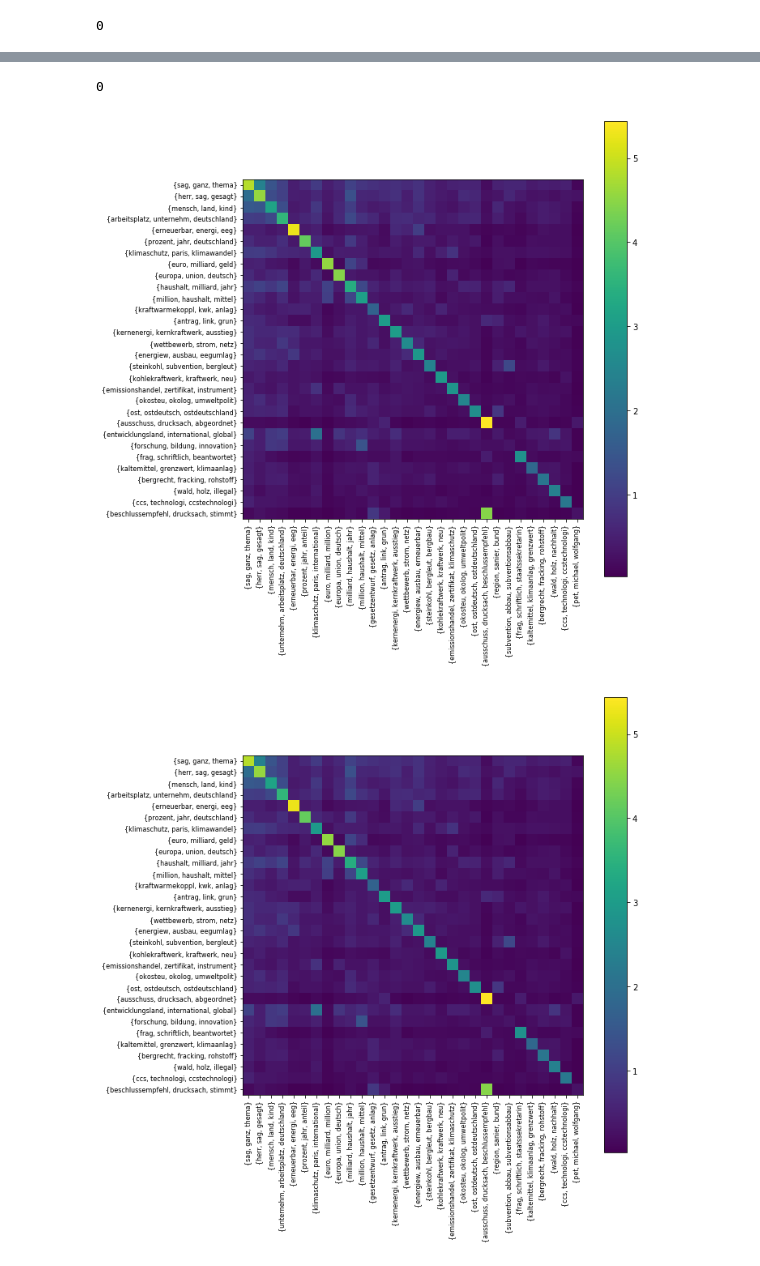
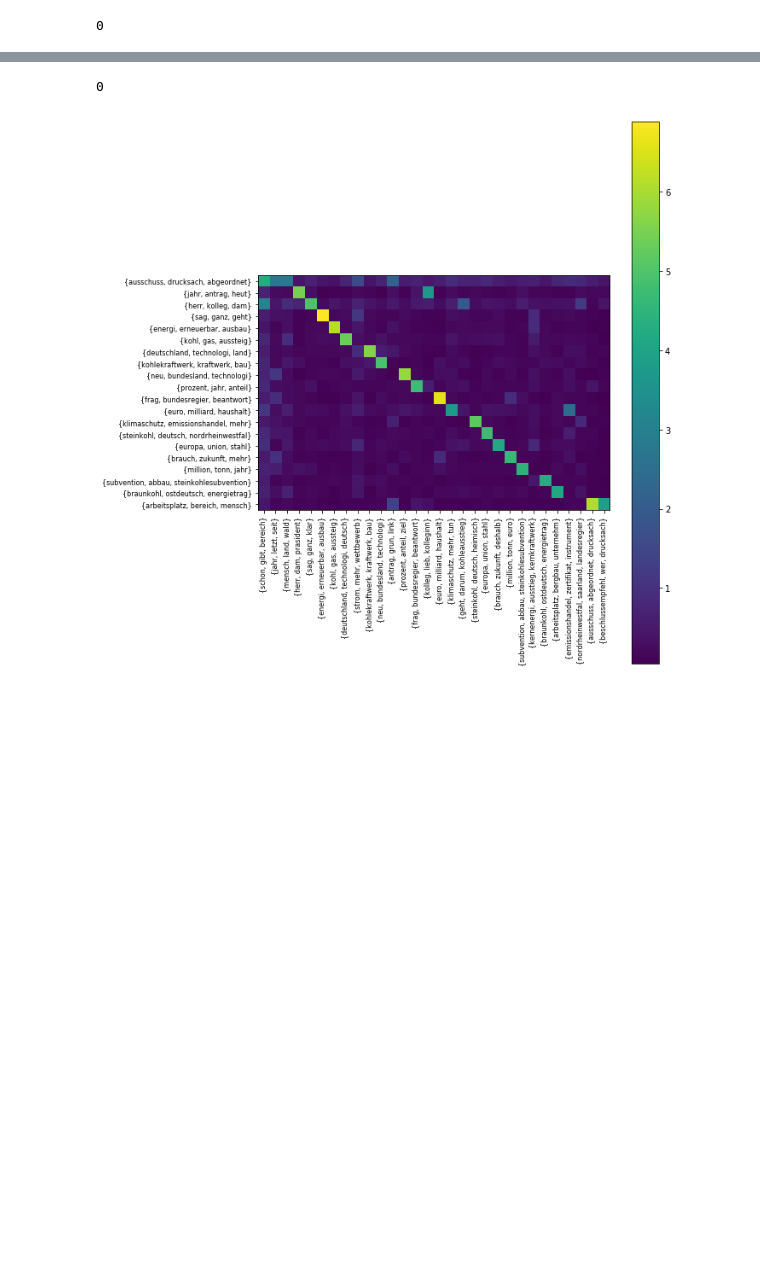
Before and after one commit to mcc-apsis/coal-discourse, a Jupyter notebook: topic_comparison_new_with_bipartite_graph.ipynb, the cells around one changed output, grey strips where cells are left out. Saved outputs shown, nothing was run; the diff lists cells and outputs as text; code cells hidden in the pictures; blank space fills up the shorter version.

```diff
--- a/topic_comparison_new_with_bipartite_graph.ipynb
+++ b/topic_comparison_new_with_bipartite_graph.ipynb
@@ -33,11 +33,12 @@ from utils.topic_comparison import save_topic_list_as_table, draw_bipartite_topi
 # %%
 #RunStats.objects.filter(psearch__title="Kohle pdf utterance", method='NM', K=50)
 # %%
-K=30
+K1 = 20
+K2 = 30
 method = 'NM'
 search_word = "Kohle"
-run_id1 = RunStats.objects.get(psearch__title="{} tei utterance".format(search_word), method=method, K=K).run_id
-run_id2 = RunStats.objects.get(psearch__title="{} pdf utterance".format(search_word), method=method, K=K).run_id
+run_id1 = RunStats.objects.get(psearch__title="{} tei paragraph".format(search_word), method=method, K=K1).run_id
+run_id2 = RunStats.objects.get(psearch__title="{} tei paragraph".format(search_word), method=method, K=K2).run_id
 
 stat1 = RunStats.objects.get(pk=run_id1)
 topics1 = Topic.objects.filter(run_id=stat1.parent_run_id).order_by('-score')
@@ -75,6 +97,7 @@ max cols:       230.0
 # %%
+#Score Product comparison method
 res, ss, score_prod_matrix = compare_topic_queryset(runs, method="score_product", order_by_str='-score')
 
-draw_score_matrix(score_prod_matrix, topics1, topics2, match=True, filename="prod_score_matrix_{}_{}_K{}.pdf".format(search_word, method, K))
+#draw_score_matrix(score_prod_matrix, topics1, topics2, match=True, filename="prod_score_matrix_{}_{}_K{}.pdf".format(search_word, method, K))
 draw_score_matrix(score_prod_matrix, topics1, topics2, match=True, filename="prod_score_matrix_{}_{}_K{}.png".format(search_word, method, K))
 # %% [output]
@@ -88,6 +108,5 @@ max cols:       90.0288921275047
 0
-[figure, old version]
+[figure, new version]
-[figure, removed]
 # %%
 matrix1, permutation1 = sort_matrix(score_matrix)
 matrix2, permutation2 = sort_matrix(score_prod_matrix)
```
Also changed, not shown: parts of 11 cells of this notebook, 33 other files.
